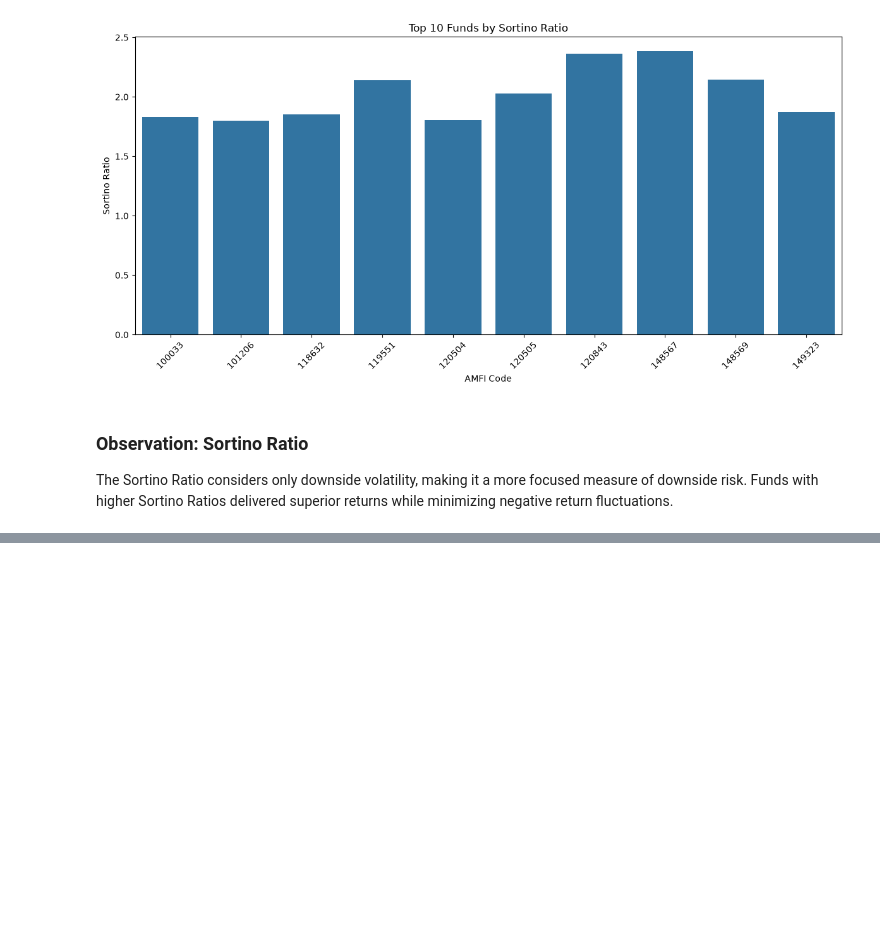
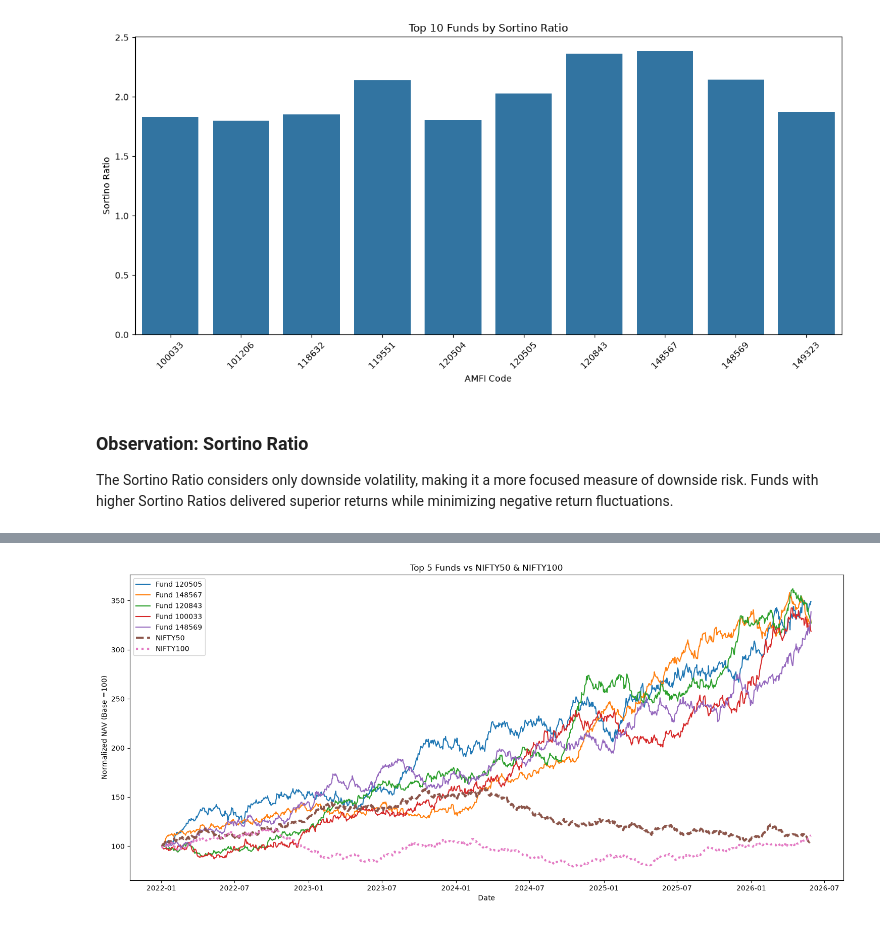
Before and after one commit to muskanagrwl08/Bluestock_MF_Capstone, a Jupyter notebook: notebooks/Performance_Analytics.ipynb, the cells around one changed output, grey strips where cells are left out. Cells and saved outputs as stored; diff of their text form; code cells hidden in the pictures; blank space fills up the shorter version.

```diff
--- a/notebooks/Performance_Analytics.ipynb
+++ b/notebooks/Performance_Analytics.ipynb
@@ -314,0 +527,4 @@ The Sortino Ratio considers only downside volatility, making it a more focused m
+# %%
+top5_funds = scorecard.head(5)["amfi_code"].tolist()
+
+top5_funds
@@ -314,0 +533,6 @@ The Sortino Ratio considers only downside volatility, making it a more focused m
+# %%
+top5_nav = nav_history[
+    nav_history["amfi_code"].isin(top5_funds)
+].copy()
+
+top5_nav.head()
@@ -314,0 +546,5 @@ The Sortino Ratio considers only downside volatility, making it a more focused m
+# %%
+top5_nav["normalized_nav"] = (
+    top5_nav.groupby("amfi_code")["nav"]
+    .transform(lambda x: x / x.iloc[0] * 100)
+)
@@ -314,0 +576,47 @@ The Sortino Ratio considers only downside volatility, making it a more focused m
+# %%
+plt.figure(figsize=(15,7))
+
+# Plot Top 5 Funds
+for fund in top5_funds:
+
+    temp = top5_nav[
+        top5_nav["amfi_code"] == fund
+    ]
+
+    plt.plot(
+        temp["date"],
+        temp["normalized_nav"],
+        label=f"Fund {fund}"
+    )
+
+# Plot NIFTY50
+plt.plot(
+    nifty50["date"],
+    nifty50["normalized_nav"],
+    label="NIFTY50",
+    linewidth=3,
+    linestyle="--"
+)
+
+# Plot NIFTY100
+plt.plot(
+    nifty100["date"],
+    nifty100["normalized_nav"],
+    label="NIFTY100",
+    linewidth=3,
+    linestyle=":"
+)
+
+plt.title("Top 5 Funds vs NIFTY50 & NIFTY100")
+
+plt.xlabel("Date")
+
+plt.ylabel("Normalized NAV (Base =100)")
+
+plt.legend()
+
+plt.tight_layout()
+
+plt.show()
+# %% [output]
+[figure, added]
```
Also changed, not shown: parts of 14 cells of this notebook.
